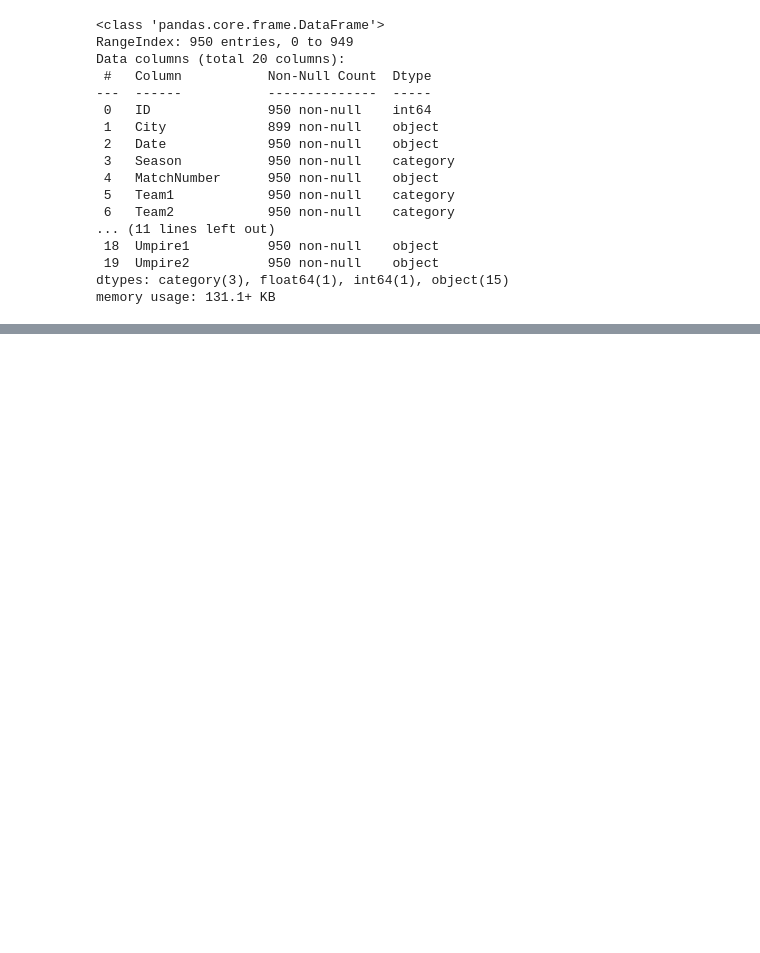
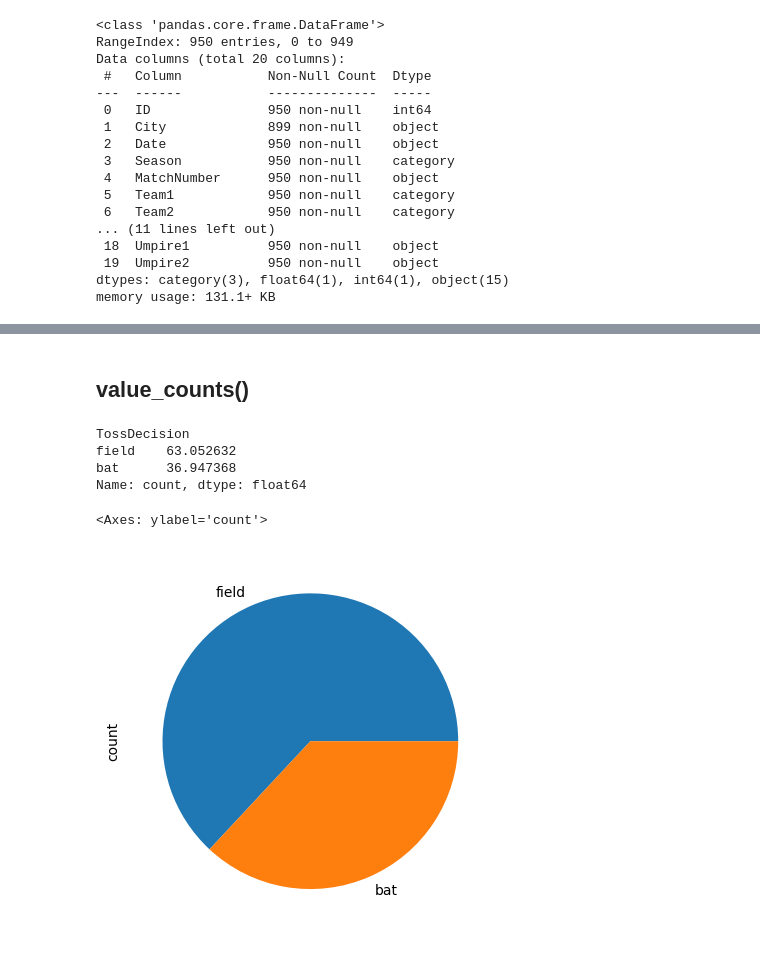
Before and after one commit to Susovan88/Python_ML_DS, a Jupyter notebook: Data Analysis With Python/pandas123.ipynb, the cells around one changed output, grey strips where cells are left out. Cells and saved outputs as stored; diff of their text form; code cells hidden in the pictures; blank space fills up the shorter version.

Commit message:
pandas advance topic

```diff
--- a/Data Analysis With Python/pandas123.ipynb
+++ b/Data Analysis With Python/pandas123.ipynb
@@ -568,3 +568,9 @@ Data columns (total 20 columns):
  19  Umpire2          950 non-null    object
 dtypes: category(3), float64(1), int64(1), object(15)
 memory usage: 131.1+ KB
+# %%
+import pandas as pd
+import numpy as np
+
+ipl=pd.read_csv("ipl-matches.csv")
+movies=pd.read_csv("movies.csv")
@@ -570,0 +597,14 @@ memory usage: 131.1+ KB
+# %% [markdown]
+## value_counts()
+# %%
+ipl["TossDecision"].value_counts().apply(lambda x : (x/ipl.shape[0])*100)
+# %% [output]
+TossDecision
+field    63.052632
+bat      36.947368
+Name: count, dtype: float64
+# %%
+ipl["TossDecision"].value_counts().plot(kind="pie") ## after tosswin bat and field plot
+# %% [output]
+<Axes: ylabel='count'>
+[figure, added]
```
Also changed, not shown: parts of 53 cells of this notebook, 1 other file.
